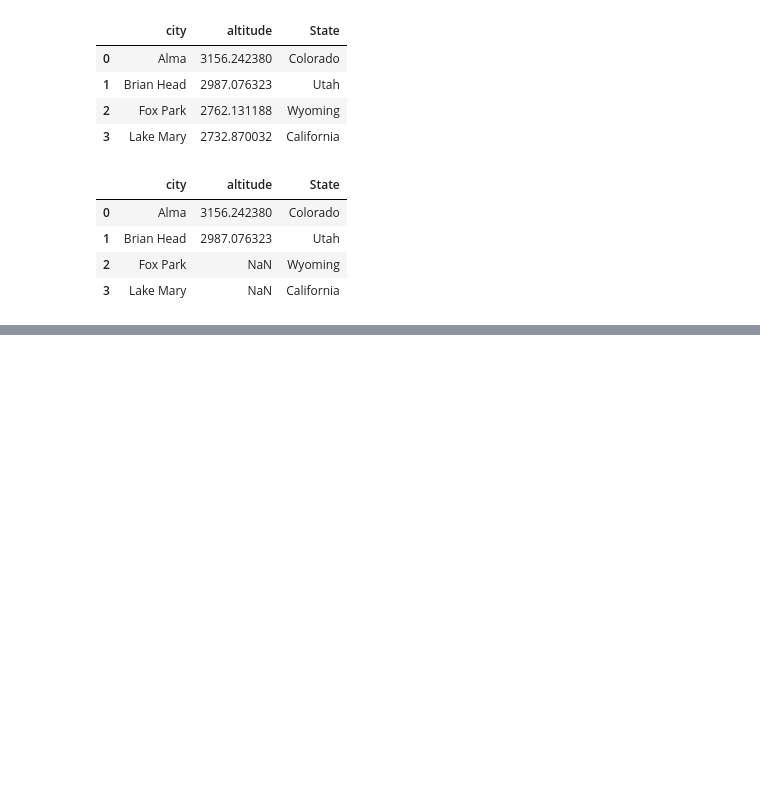
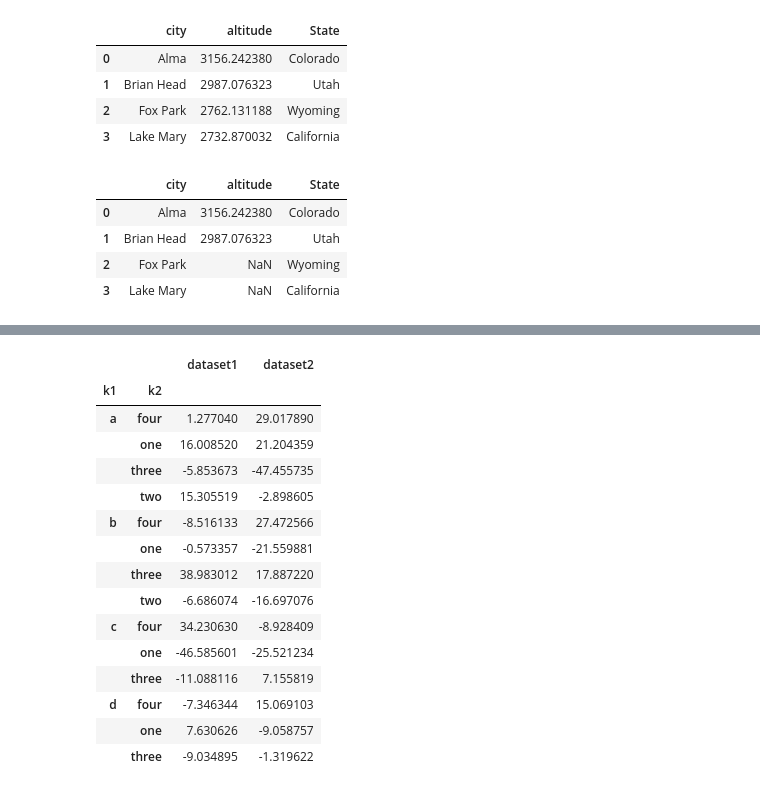
Before and after one commit to jacobsheehan728/CIS310, a Jupyter notebook: wk13/py_pandas_functions.ipynb, the cells around one changed output, grey strips where cells are left out. Cells and saved outputs as stored; diff of their text form; code cells hidden in the pictures; blank space fills up the shorter version.

```diff
--- a/wk13/py_pandas_functions.ipynb
+++ b/wk13/py_pandas_functions.ipynb
@@ -69,0 +315,19 @@ df
+# %%
+df.groupby(['k1','k2']).sum()
+# %% [output]
+|  |  | dataset1 | dataset2 |
+| k1 | k2 |  |  |
+| a | four | 1.277040 | 29.017890 |
+|  | one | 16.008520 | 21.204359 |
+|  | three | -5.853673 | -47.455735 |
+|  | two | 15.305519 | -2.898605 |
+| b | four | -8.516133 | 27.472566 |
+|  | one | -0.573357 | -21.559881 |
+|  | three | 38.983012 | 17.887220 |
+|  | two | -6.686074 | -16.697076 |
+| c | four | 34.230630 | -8.928409 |
+|  | one | -46.585601 | -25.521234 |
+|  | three | -11.088116 | 7.155819 |
+| d | four | -7.346344 | 15.069103 |
+|  | one | 7.630626 | -9.058757 |
+|  | three | -9.034895 | -1.319622 |
```
Also changed, not shown: parts of 26 cells of this notebook, 4 other files.
